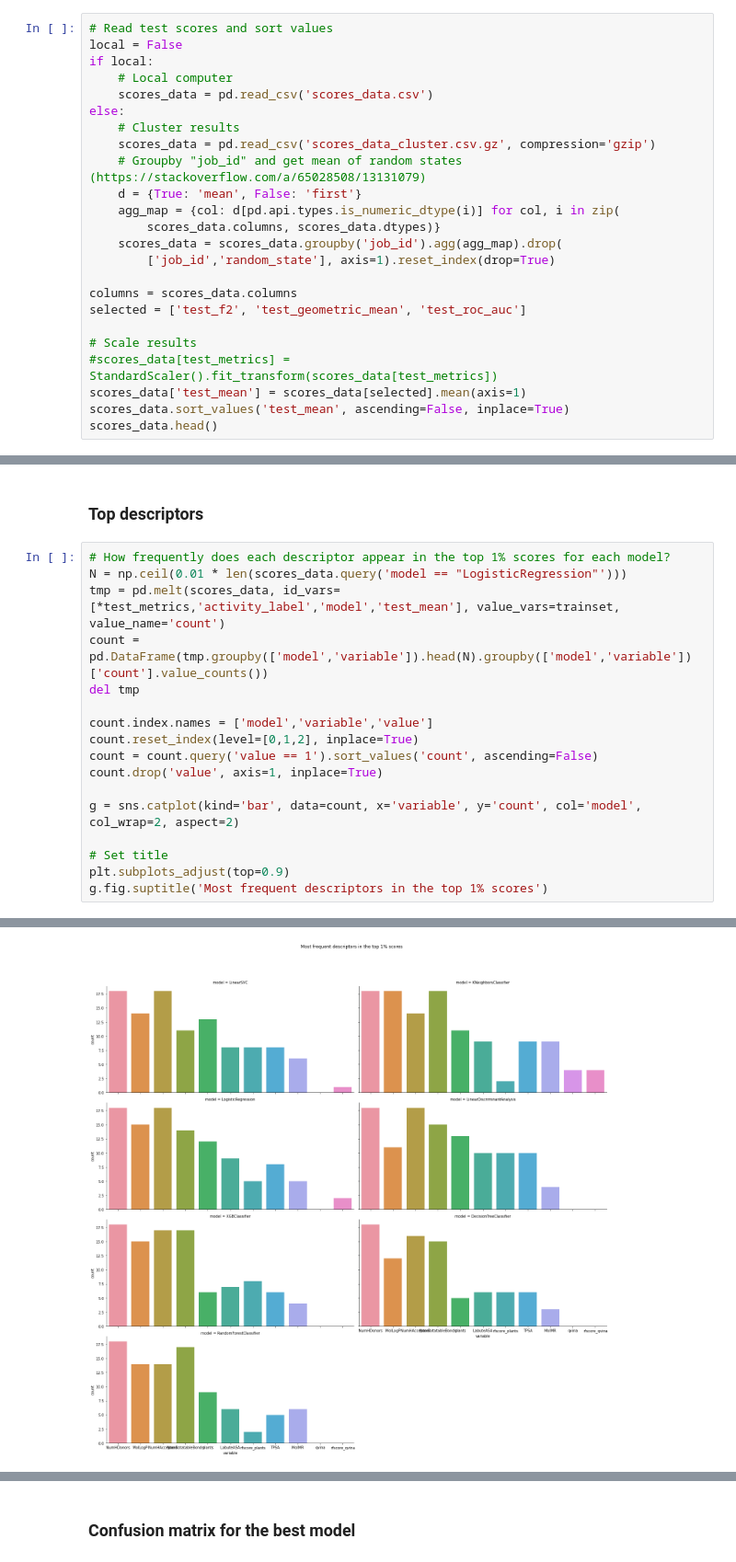
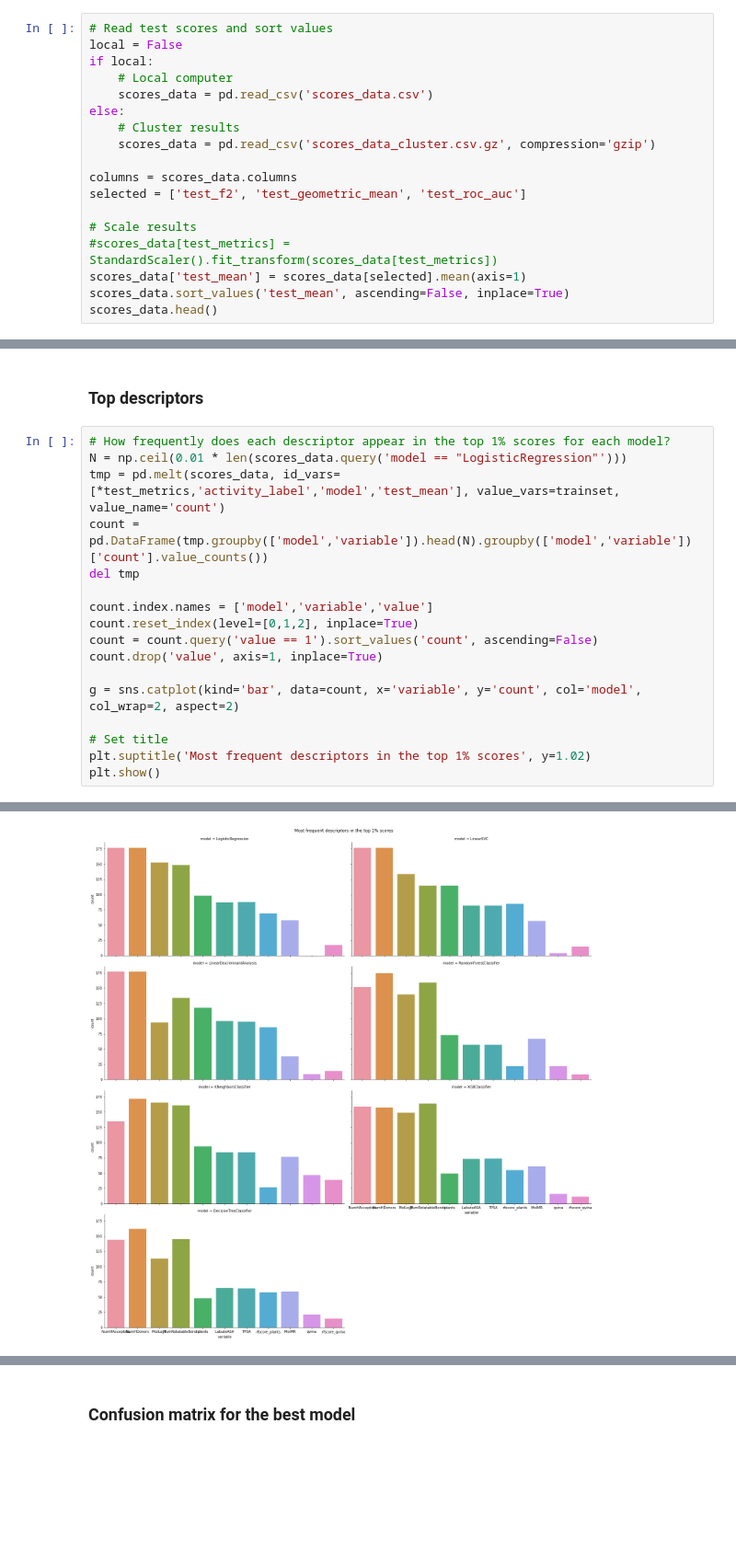
Before and after one commit to caiocrocha/SarsCov2Classifier, a Jupyter notebook: ML_results.ipynb, the cells around one changed output, grey strips where cells are left out. Shown at 92% size. Cells and saved outputs as stored; diff of their text form; blank space fills up the shorter version.

```diff
--- a/ML_results.ipynb
+++ b/ML_results.ipynb
@@ -70,12 +70,6 @@ if local:
 else:
     # Cluster results
     scores_data = pd.read_csv('scores_data_cluster.csv.gz', compression='gzip')
-    # Groupby "job_id" and get mean of random states (https://stackoverflow.com/a/65028508/13131079)
-    d = {True: 'mean', False: 'first'}
-    agg_map = {col: d[pd.api.types.is_numeric_dtype(i)] for col, i in zip(
-        scores_data.columns, scores_data.dtypes)}
-    scores_data = scores_data.groupby('job_id').agg(agg_map).drop(
-        ['job_id','random_state'], axis=1).reset_index(drop=True)
 
 columns = scores_data.columns
 selected = ['test_f2', 'test_geometric_mean', 'test_roc_auc']
@@ -348,6 +346,6 @@ count.drop('value', axis=1, inplace=True)
 g = sns.catplot(kind='bar', data=count, x='variable', y='count', col='model', col_wrap=2, aspect=2)
 
 # Set title
-plt.subplots_adjust(top=0.9)
-g.fig.suptitle('Most frequent descriptors in the top 1% scores')
+plt.suptitle('Most frequent descriptors in the top 1% scores', y=1.02)
+plt.show()
 # %% [output]
@@ -355,4 +352,4 @@ Text(0.5, 0.98, 'Most frequent descriptors in the top 1% scores')
-[figure, old version]
+[figure, new version]
 # %%
 print('The frequency count shows the most recurring descriptors in each model\'s top 1% results are: ')
 for key, value in best_subset.items():
```
Also changed, not shown: parts of 18 cells of this notebook, 4 other files.
